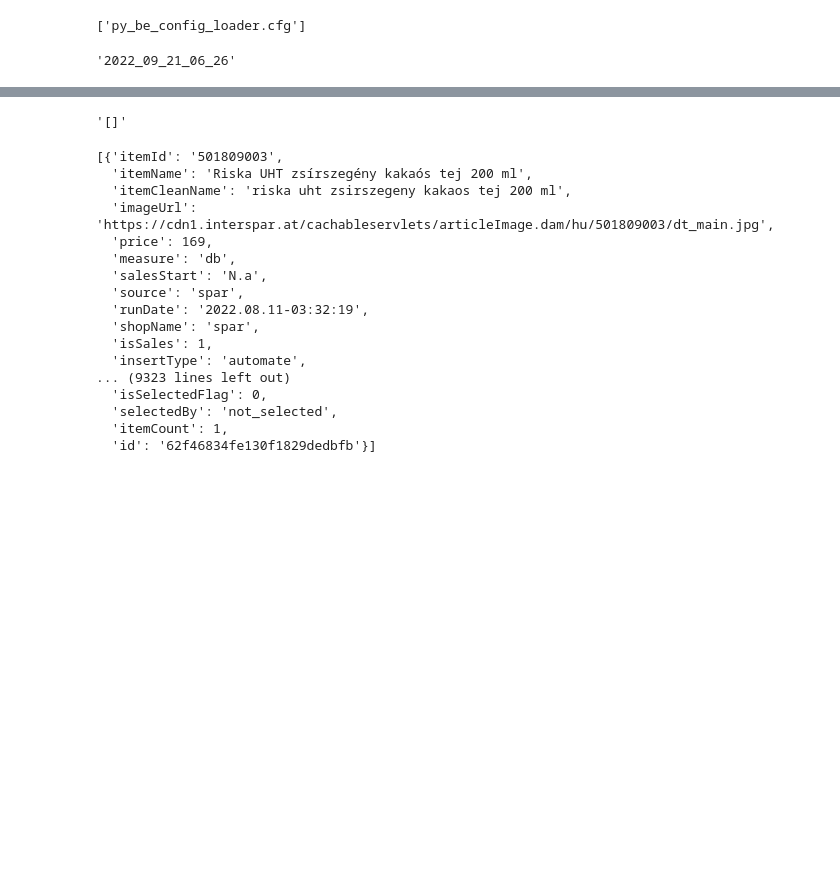
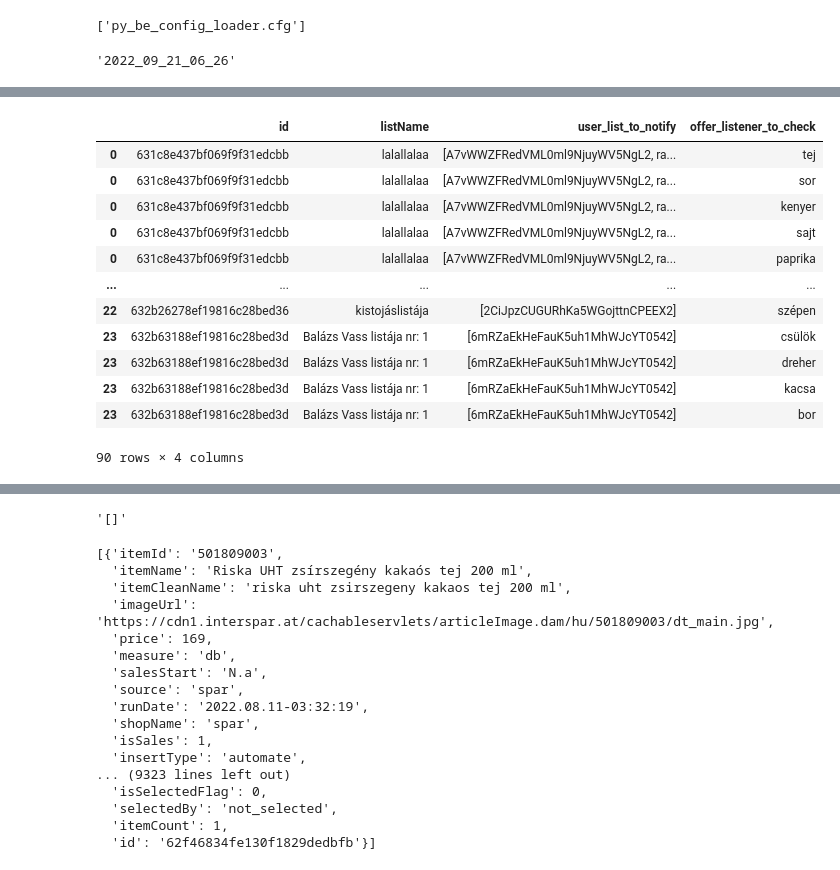
Before and after one commit to kulig1985/hot-deals-py-be, a Jupyter notebook: mongo_debug_search.ipynb, the cells around one changed output, grey strips where cells are left out. Cells and saved outputs as stored; diff of their text form; code cells hidden in the pictures; blank space fills up the shorter version.

```diff
--- a/mongo_debug_search.ipynb
+++ b/mongo_debug_search.ipynb
@@ -46,0 +136,16 @@ item_name = 'tej cukor'
+# %%
+all_valid_shopping_list_explode
+# %% [output]
+|  | id | listName | user_list_to_notify | offer_listener_to_check |
+| 0 | 631c8e437bf069f9f31edcbb | lalallalaa | [A7vWWZFRedVML0ml9NjuyWV5NgL2, ra... | tej |
+| 0 | 631c8e437bf069f9f31edcbb | lalallalaa | [A7vWWZFRedVML0ml9NjuyWV5NgL2, ra... | sor |
+| 0 | 631c8e437bf069f9f31edcbb | lalallalaa | [A7vWWZFRedVML0ml9NjuyWV5NgL2, ra... | kenyer |
+| 0 | 631c8e437bf069f9f31edcbb | lalallalaa | [A7vWWZFRedVML0ml9NjuyWV5NgL2, ra... | sajt |
+| 0 | 631c8e437bf069f9f31edcbb | lalallalaa | [A7vWWZFRedVML0ml9NjuyWV5NgL2, ra... | paprika |
+| ... | ... | ... | ... | ... |
+| 22 | 632b26278ef19816c28bed36 | kistojáslistája | [2CiJpzCUGURhKa5WGojttnCPEEX2] | szépen |
+| 23 | 632b63188ef19816c28bed3d | Balázs Vass listája nr: 1 | [6mRZaEkHeFauK5uh1MhWJcYT0542] | csülök |
+| 23 | 632b63188ef19816c28bed3d | Balázs Vass listája nr: 1 | [6mRZaEkHeFauK5uh1MhWJcYT0542] | dreher |
+| 23 | 632b63188ef19816c28bed3d | Balázs Vass listája nr: 1 | [6mRZaEkHeFauK5uh1MhWJcYT0542] | kacsa |
+| 23 | 632b63188ef19816c28bed3d | Balázs Vass listája nr: 1 | [6mRZaEkHeFauK5uh1MhWJcYT0542] | bor |
+90 rows × 4 columns
```
Also changed, not shown: parts of 31 cells of this notebook, 1 other file.
